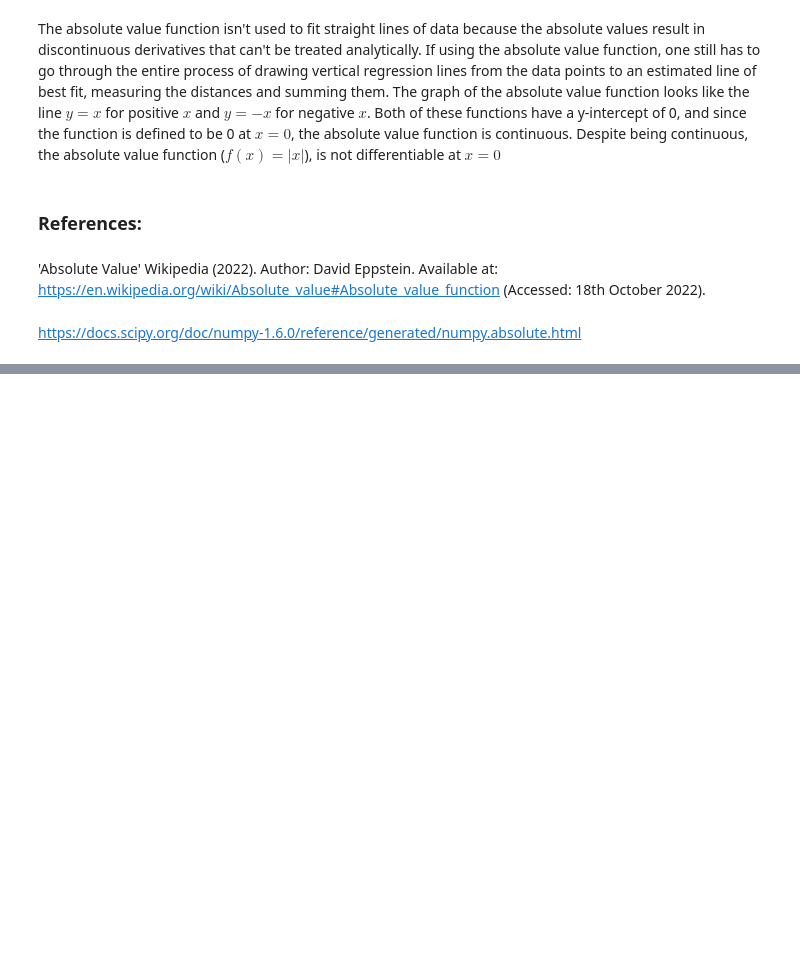
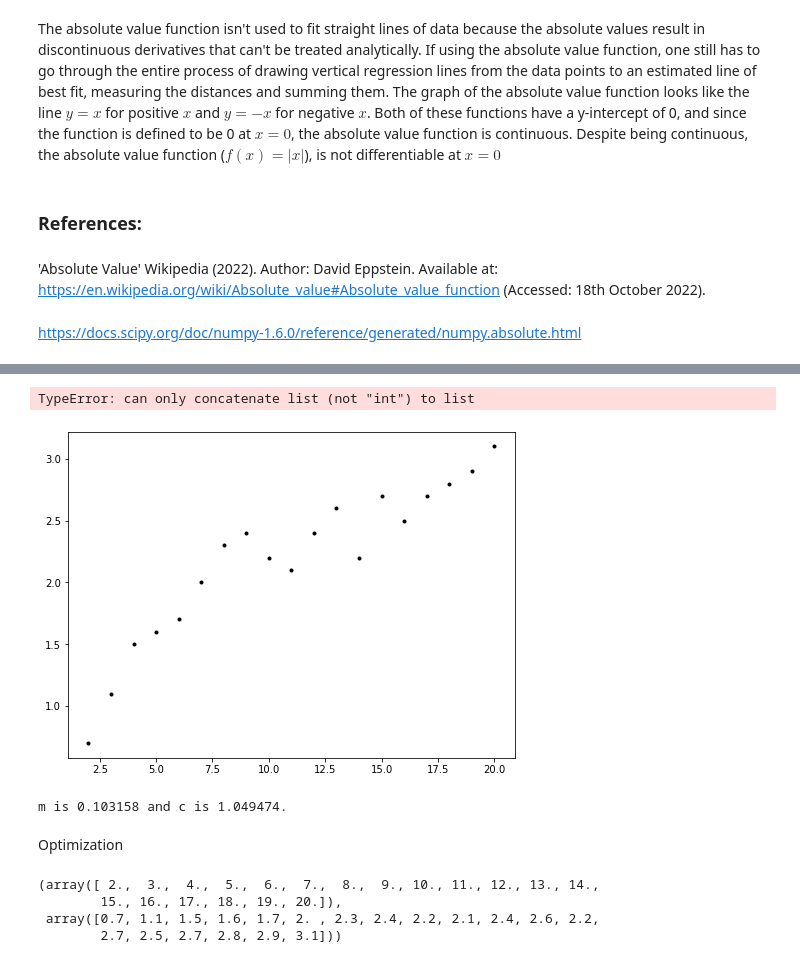
Before and after one commit to Ruairi8/machineLearn-Stat2022, a Jupyter notebook: Topic2_Models.ipynb, the cells around one changed output, grey strips where cells are left out. Drawn from its saved outputs; the diff is of its cells as text; code cells hidden in the pictures; blank space fills up the shorter version.

```diff
--- a/Topic2_Models.ipynb
+++ b/Topic2_Models.ipynb
@@ -26,0 +41,31 @@ https://docs.scipy.org/doc/numpy-1.6.0/reference/generated/numpy.absolute.html
+# %%
+import numpy as np
+plt.rcParams['figure.figsize'] = (8, 6)
+plt.plot(x, y, 'k.')
+plt.plot(x, 2 * x + 3, 'r-', label=r"$2x + 3$")
+plt.plot(x, 4 * x + 3, 'b-', label=r"$4x + 3$")
+plt.plot(x, 4 * x + 10, 'g-', label=r"$4x + 10$")
+plt.legend()
+plt.show()
+# %% [output]
+TypeError: can only concatenate list (not "int") to list
+[figure, added]
+# %%
+# Calculate the best values for x and y:
+x_avg = np.mean(x)
+y_avg = np.mean(y)
+
+# Subtract means from x and y.
+x_zero = x - x_avg
+y_zero = y - y_avg
+
+# The best m is found by the following calculation.
+m = np.sum(x_zero * y_zero) / np.sum(x_zero * x_zero)
+# Use m from above to calculate the best c.
+c = y_avg - m * x_avg
+
+print("m is %8.6f and c is %6.6f." % (m, c))
+# %% [output]
+m is 0.103158 and c is 1.049474.
+# %% [markdown]
+Optimization
@@ -26,0 +74,12 @@ https://docs.scipy.org/doc/numpy-1.6.0/reference/generated/numpy.absolute.html
+# %%
+# Fix x values.
+x = np.array(x)
+
+# Fix y values.
+y = np.array(y)
+x, y
+# %% [output]
+(array([ 2.,  3.,  4.,  5.,  6.,  7.,  8.,  9., 10., 11., 12., 13., 14.,
+        15., 16., 17., 18., 19., 20.]),
+ array([0.7, 1.1, 1.5, 1.6, 1.7, 2. , 2.3, 2.4, 2.2, 2.1, 2.4, 2.6, 2.2,
+        2.7, 2.5, 2.7, 2.8, 2.9, 3.1]))
```
Also changed, not shown: parts of 9 cells of this notebook, 2 other files.
